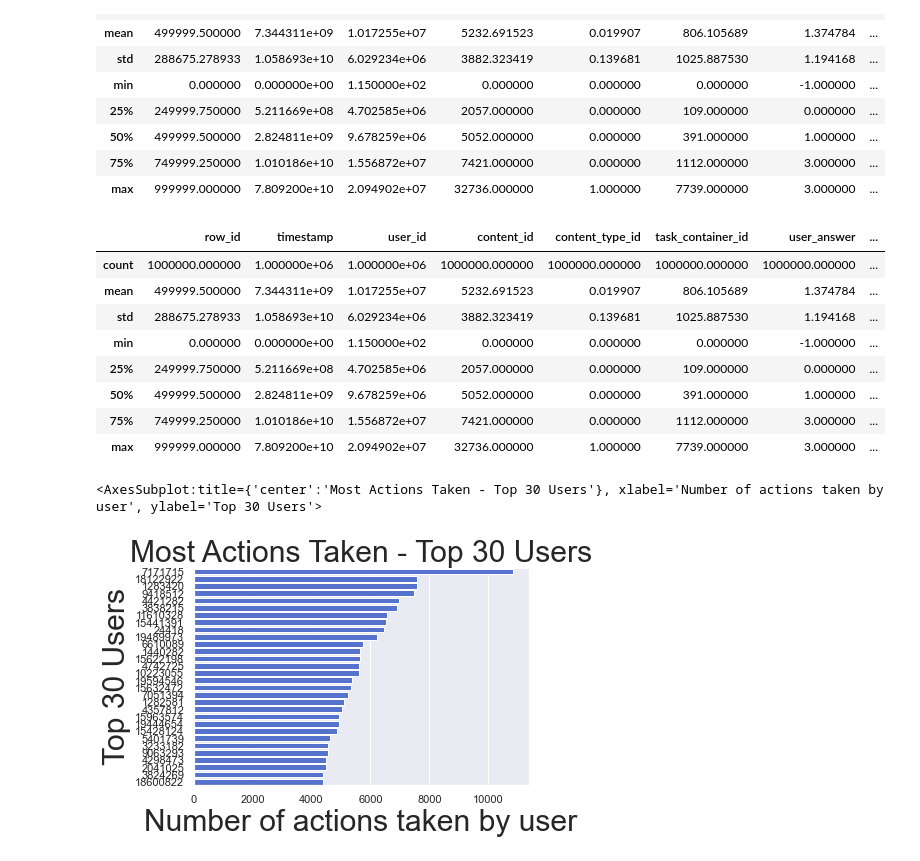
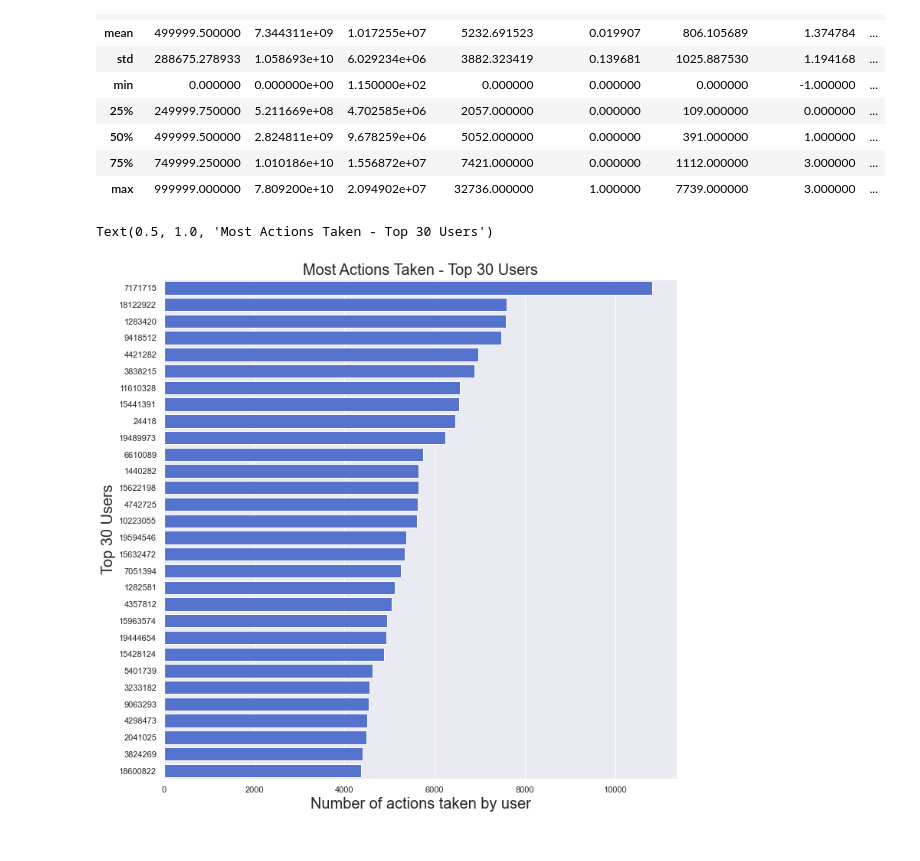
Before and after one commit to jiang-yuelin/Student-Answer-Project, a Jupyter notebook: EDA_answer.ipynb, the cells around one changed output. Drawn from its saved outputs; the diff is of its cells as text; code cells hidden in the pictures.

```diff
--- a/EDA_answer.ipynb
+++ b/EDA_answer.ipynb
@@ -5,7 +5,7 @@ import seaborn as sns
 # %%
 # import
 
-train_df = pd.read_csv(
+train = pd.read_csv(
     'train.csv',
     low_memory=False,
     nrows=10**6,
@@ -38,36 +54,23 @@ train_df.describe()
 | 50% | 499999.500000 | 2.824811e+09 | 9.678259e+06 | 5052.000000 | 0.000000 | 391.000000 | 1.000000 | ... |
 | 75% | 749999.250000 | 1.010186e+10 | 1.556872e+07 | 7421.000000 | 0.000000 | 1112.000000 | 3.000000 | ... |
 | max | 999999.000000 | 7.809200e+10 | 2.094902e+07 | 32736.000000 | 1.000000 | 7739.000000 | 3.000000 | ... |
-# %%
-train_df.describe()
-# %% [output]
-|  | row_id | timestamp | user_id | content_id | content_type_id | task_container_id | user_answer | ... |
-| count | 1000000.000000 | 1.000000e+06 | 1.000000e+06 | 1000000.000000 | 1000000.000000 | 1000000.000000 | 1000000.000000 | ... |
-| mean | 499999.500000 | 7.344311e+09 | 1.017255e+07 | 5232.691523 | 0.019907 | 806.105689 | 1.374784 | ... |
-| std | 288675.278933 | 1.058693e+10 | 6.029234e+06 | 3882.323419 | 0.139681 | 1025.887530 | 1.194168 | ... |
-| min | 0.000000 | 0.000000e+00 | 1.150000e+02 | 0.000000 | 0.000000 | 0.000000 | -1.000000 | ... |
-| 25% | 249999.750000 | 5.211669e+08 | 4.702585e+06 | 2057.000000 | 0.000000 | 109.000000 | 0.000000 | ... |
-| 50% | 499999.500000 | 2.824811e+09 | 9.678259e+06 | 5052.000000 | 0.000000 | 391.000000 | 1.000000 | ... |
-| 75% | 749999.250000 | 1.010186e+10 | 1.556872e+07 | 7421.000000 | 0.000000 | 1112.000000 | 3.000000 | ... |
-| max | 999999.000000 | 7.809200e+10 | 2.094902e+07 | 32736.000000 | 1.000000 | 7739.000000 | 3.000000 | ... |
 # %%
-user_count = train_df['user_id'].value_counts().reset_index()
+user_count = train['user_id'].value_counts().reset_index()
 user_count.columns = ['user_id', 'count']
 user_count30 = user_count.sort_values(by = ['count'], ascending = False).iloc[:30]
 # %%
 sns.set_theme(style="darkgrid")
-p = sns.barplot(x = 'count',y ='user_id', data = user_count30,
+fig = plt.figure(figsize=(12,12))
+sns.barplot(x = 'count',y ='user_id', data = user_count30,
                 color="royalblue",
                 orient = "h",
-                order= user_count30.sort_values('count',ascending = False).user_id,
+                order= user_count30.sort_values('count',ascending = False).user_id
 
        )
-plt.xlabel('Number of actions taken by user', fontsize = 30)
-plt.ylabel('Top 30 Users', fontsize = 30)
-plt.title('Most Actions Taken - Top 30 Users', fontsize = 30)
-plt.rcParams["figure.figsize"]= 26,26
-p
+plt.xlabel('Number of actions taken by user', fontsize = 20)
+plt.ylabel('Top 30 Users', fontsize = 20)
+plt.title('Most Actions Taken - Top 30 Users', fontsize = 20)
 # %% [output]
-<AxesSubplot:title={'center':'Most Actions Taken - Top 30 Users'}, xlabel='Number of actions taken by user', ylabel='Top 30 Users'>
+Text(0.5, 1.0, 'Most Actions Taken - Top 30 Users')
-[figure, old version]
+[figure, new version]
 # %%
```
Also changed, not shown: parts of 18 cells of this notebook, 1 other file.
